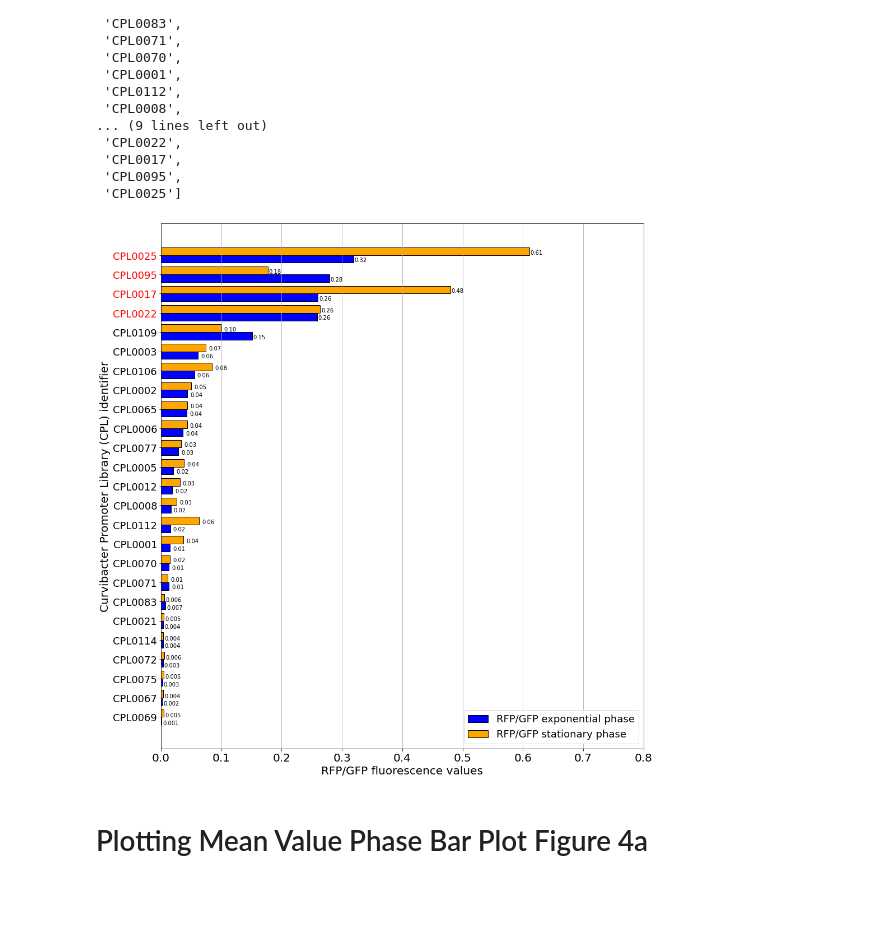
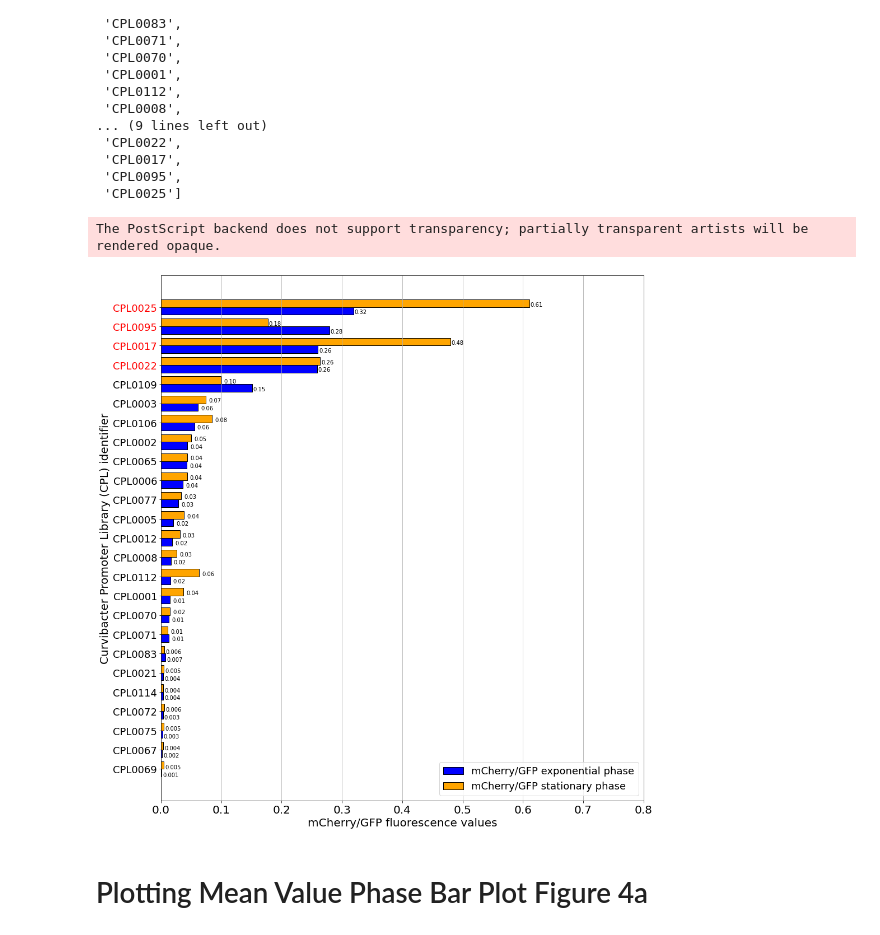
Before and after one commit to Kanomble/curvibacter_promotor_studies, a Jupyter notebook: scripts/promotor_project_curvibacter.ipynb, the cells around one changed output. Saved outputs shown, nothing was run; the diff lists cells and outputs as text; code cells hidden in the pictures; blank space fills up the shorter version.

```diff
--- a/scripts/promotor_project_curvibacter.ipynb
+++ b/scripts/promotor_project_curvibacter.ipynb
@@ -1727,5 +1755,5 @@ data_to_plot
   0.003985158719252439]]
 # %%
 save_path = "../results/"
-savep = save_path + "exponential_phase_replicates3_unsorted.png"
+savep = save_path + "exponential_phase_replicates3_unsorted.eps"
 plot_phase_bar_plot(data_to_plot[0], data_to_plot[2], data_to_plot[1], savep, xlim=0.8)
@@ -1826,8 +1856,8 @@ def plot_phase_bar_plot(content:list,stat_phase:list,exp_phase:list,savep:str, x
             ind = np.arange(len(content))
 
             plt.figure(figsize=fig_size)
-            bar1 = plt.barh(ind, exp_phase, width, label="RFP/GFP exponential phase", color="blue", edgecolor="black")
-            bar2 = plt.barh(ind + width, stat_phase, width, label="RFP/GFP stationary phase", color="orange", edgecolor="black")
+            bar1 = plt.barh(ind, exp_phase, width, label="mCherry/GFP exponential phase", color="blue", edgecolor="black")
+            bar2 = plt.barh(ind + width, stat_phase, width, label="mCherry/GFP stationary phase", color="orange", edgecolor="black")
 
             for rect in bar1 + bar2:
                 if rect.get_width() > 0:
@@ -1840,7 +1870,7 @@ def plot_phase_bar_plot(content:list,stat_phase:list,exp_phase:list,savep:str, x
                     else:
                         plt.text(rect.get_width() + 0.015, rect.get_y() - 0.05, f'{np.abs(rect.get_width()):.3f}', ha='center', va='bottom', fontsize=fsize_text)
 
-            plt.xlabel("RFP/GFP fluorescence values", fontsize=fsize)
+            plt.xlabel("mCherry/GFP fluorescence values", fontsize=fsize)
             plt.ylabel("Curvibacter Promoter Library (CPL) identifier", fontsize=fsize)
             # plt.title("Comparison of CPL-promoter constructs in exponentially and stationary growth phases")
             plt.yticks(ind + width / 2, content, fontsize=fsize-2 )
@@ -1872,10 +1902,11 @@ def plot_phase_bar_plot(content:list,stat_phase:list,exp_phase:list,savep:str, x
         raise Exception("[-] ERROR plotting phase bar plot with exception: {}".format(e))
 # %%
 save_path = "../results/"
-savep = save_path + "exponential_phase_replicates3_sorted.png"
+savep = save_path + "exponential_phase_replicates3_sorted.eps"
 label = plot_phase_bar_plot(sorted_cont,sorted_stat_phase, sorted_exp_phase, savep, xlim=0.8, legend_position="lower right", fsize=20, fsize_text=10, fig_size=(14,14))
 # %% [output]
+The PostScript backend does not support transparency; partially transparent artists will be rendered opaque.
-[figure, old version]
+[figure, new version]
 # %% [markdown]
 # Plotting Mean Value Phase Bar Plot Figure 4a
 # %%
```
Also changed, not shown: parts of 25 cells of this notebook.
